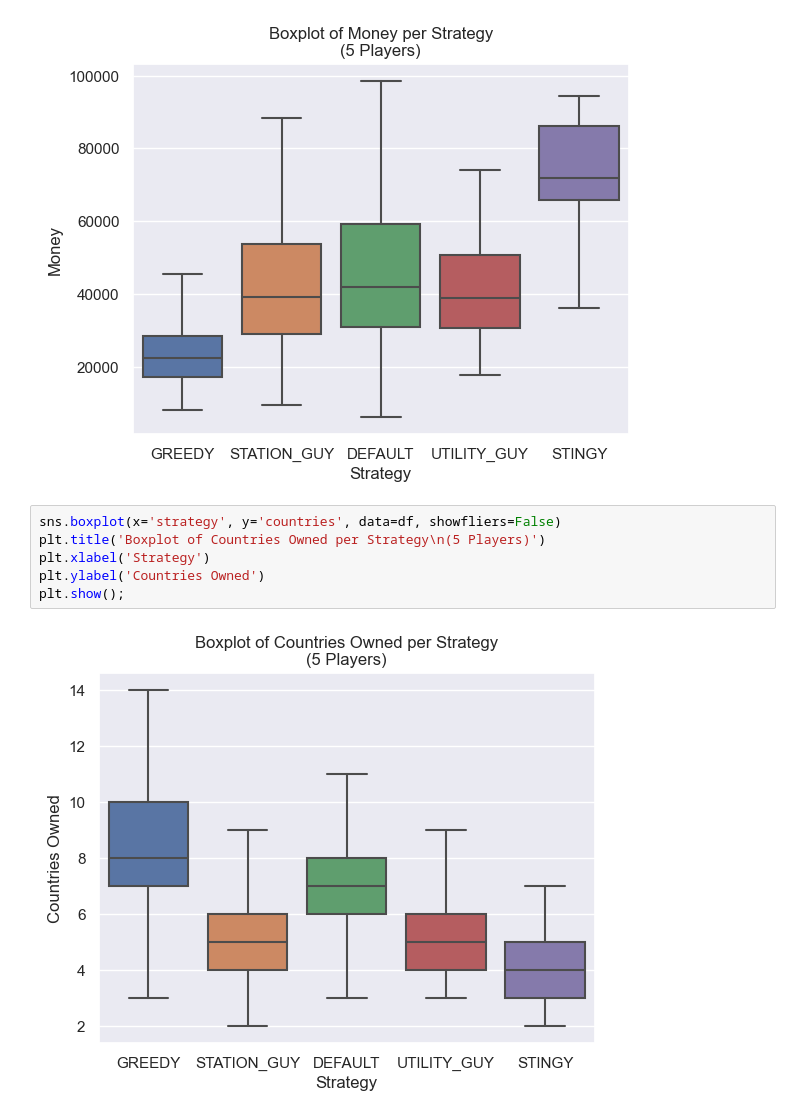
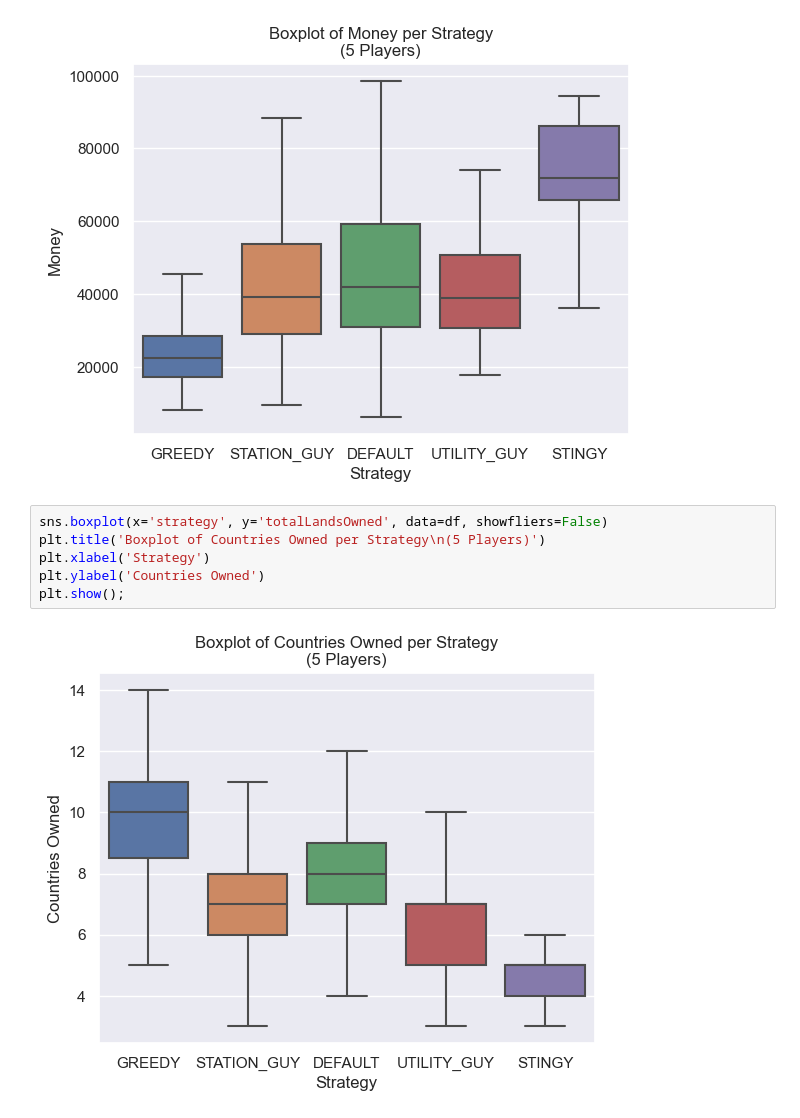
Before and after one commit to HashemBader/Monopoly-Game, a Jupyter notebook: dataAnalysis.ipynb, the cells around one changed output. Saved outputs shown, nothing was run; the diff lists cells and outputs as text.

Commit message:
Progress in data reporting

```diff
--- a/dataAnalysis.ipynb
+++ b/dataAnalysis.ipynb
@@ -220,10 +220,10 @@ plt.show();
 # %% [output]
 [figure]
 # %%
-sns.boxplot(x='strategy', y='countries', data=df, showfliers=False)
+sns.boxplot(x='strategy', y='totalLandsOwned', data=df, showfliers=False)
 plt.title('Boxplot of Countries Owned per Strategy\n(5 Players)')
 plt.xlabel('Strategy')
 plt.ylabel('Countries Owned')
 plt.show();
 # %% [output]
-[figure, old version]
+[figure, new version]
```
Also changed, not shown: parts of 2 cells of this notebook, 13 other files.
